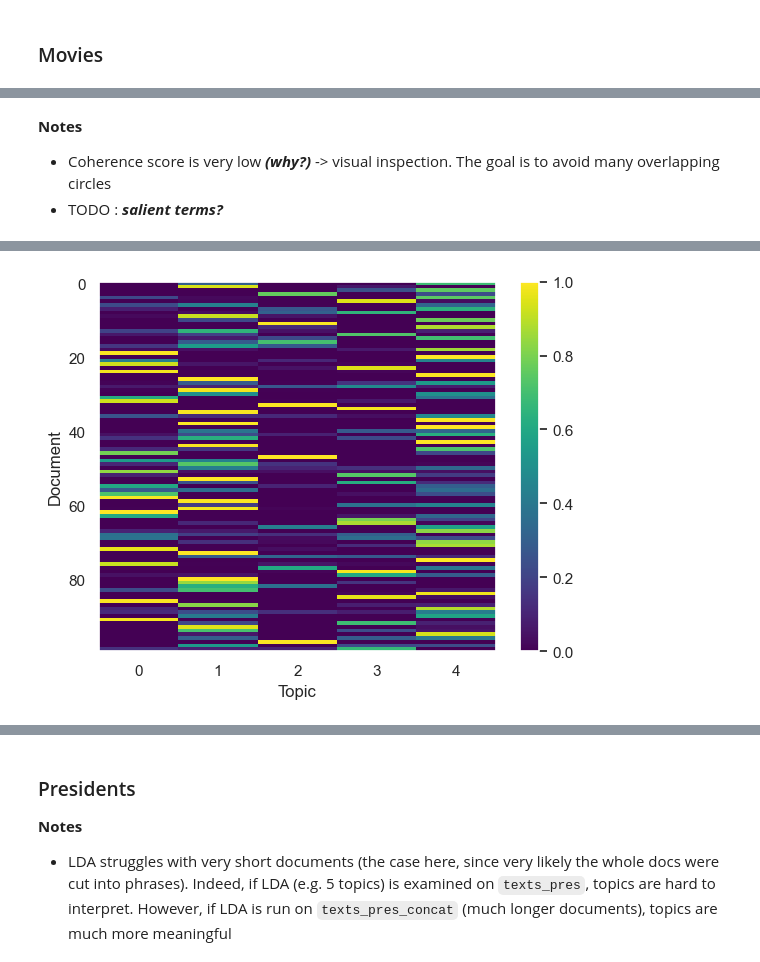
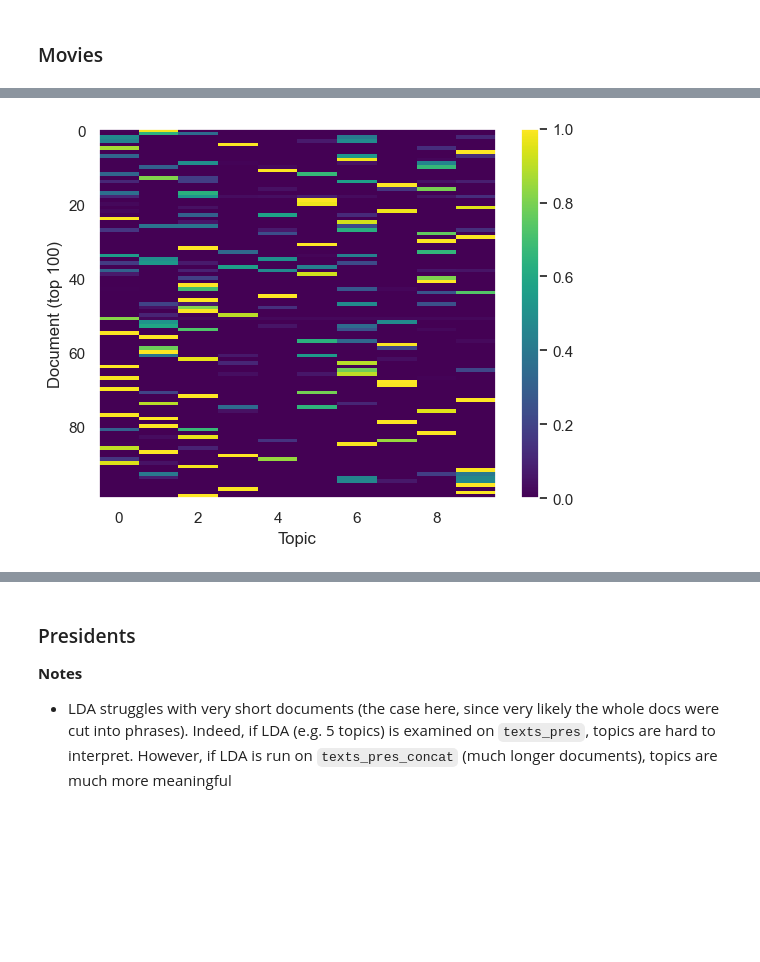
Before and after one commit to BshKatrin/RITAL-NLP-project, a Jupyter notebook: notebooks/dim_reduction.ipynb, the cells around one changed output, grey strips where cells are left out. Drawn from its saved outputs; the diff is of its cells as text; code cells hidden in the pictures; blank space fills up the shorter version.

```diff
--- a/notebooks/dim_reduction.ipynb
+++ b/notebooks/dim_reduction.ipynb
@@ -80,10 +59,5 @@ plt.tight_layout()
-# %% [markdown]
-**Notes**
-
-- Coherence score is very low ***(why?)*** -> visual inspection. The goal is to avoid many overlapping circles
-- TODO : ***salient terms?***
 # %%
-lda_model = LdaMulticore(corpus=corpus, id2word=dictionary, num_topics=5, passes=10, random_state=42, chunksize=100, per_word_topics=True)
+lda_model = LdaMulticore(corpus=corpus, id2word=dictionary, num_topics=10, passes=10, random_state=42, chunksize=100, per_word_topics=True)
 pyLDAvis.enable_notebook(local=True)
 vis = gensim_models.prepare(lda_model, corpus, dictionary)
 
@@ -93,12 +67,12 @@ pyLDAvis.display(vis)
 # %%
 doc_topic_matrix = np.array([[prob for _, prob in lda_model.get_document_topics(bow, minimum_probability=0)]
                               for bow in corpus])
 
 limit = 100
-plt.imshow(doc_topics_matrix[:limit, :], aspect="auto", vmin=0, vmax=1, cmap="viridis")
+plt.imshow(doc_topic_matrix[:limit, :], aspect="auto", vmin=0, vmax=1, cmap="viridis")
 plt.xlabel("Topic")
 plt.ylabel(f"Document (top {limit})")
 plt.colorbar()
 plt.grid(False)
 # %% [output]
-[figure, old version]
+[figure, new version]
```
Also changed, not shown: parts of 22 cells of this notebook.
